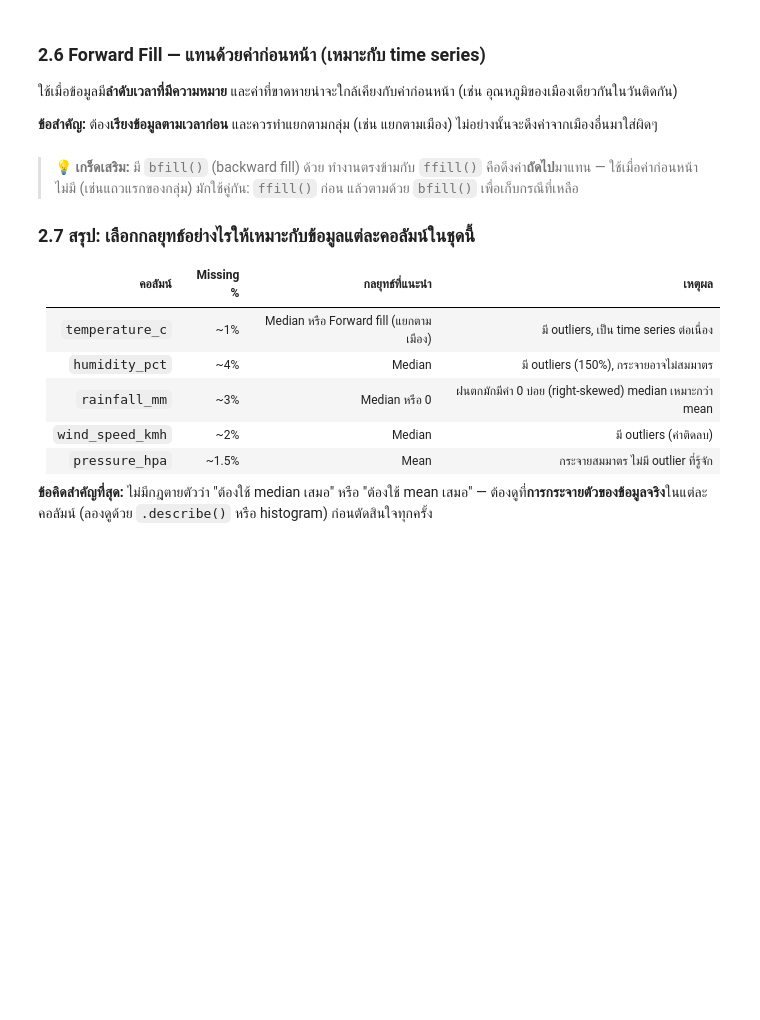
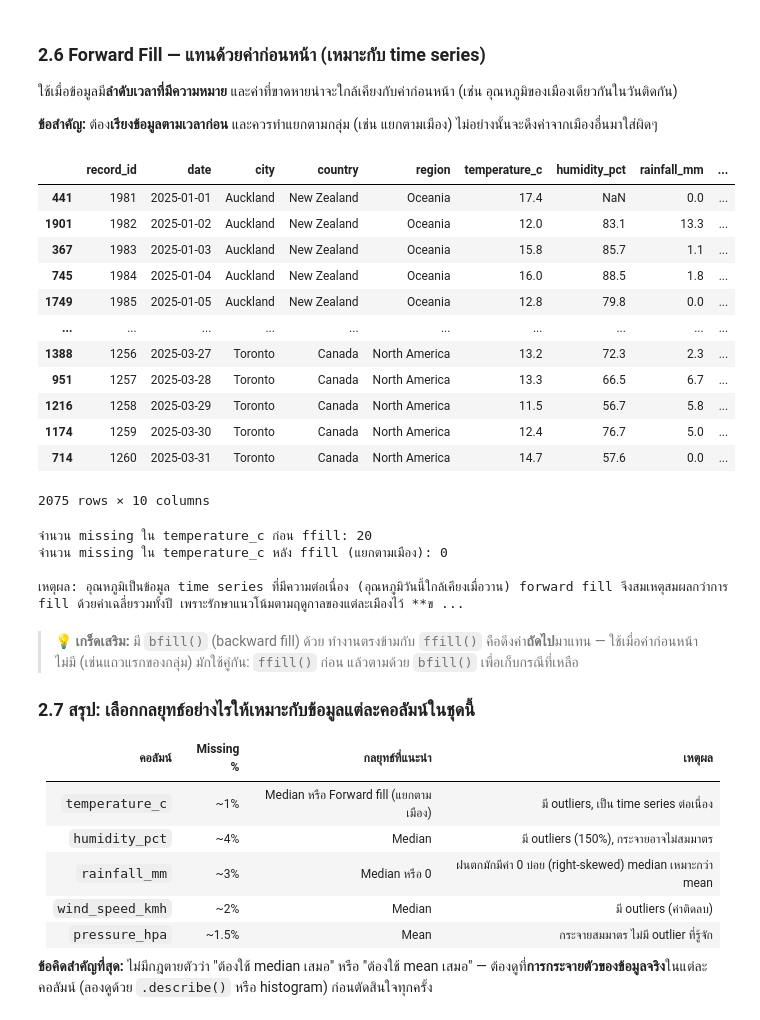
Before and after one commit to kanokrada-dot/SC-612-104-Essential-Data-Science, a Jupyter notebook: SC612104_Data_Cleaning.ipynb, the cells around one changed output. Cells and saved outputs as stored; diff of their text form; code cells hidden in the pictures; blank space fills up the shorter version.

```diff
--- a/SC612104_Data_Cleaning.ipynb
+++ b/SC612104_Data_Cleaning.ipynb
@@ -261,11 +418,26 @@ print(f"\nเหตุผล: region เป็นข้อมูลเชิง
 ใช้เมื่อข้อมูลมี**ลำดับเวลาที่มีความหมาย** และค่าที่ขาดหายน่าจะใกล้เคียงกับค่าก่อนหน้า (เช่น อุณหภูมิของเมืองเดียวกันในวันติดกัน)
 
 **ข้อสำคัญ:** ต้อง**เรียงข้อมูลตามเวลาก่อน** และควรทำแยกตามกลุ่ม (เช่น แยกตามเมือง) ไม่อย่างนั้นจะดึงค่าจากเมืองอื่นมาใส่ผิดๆ
+# %%
+# ตัวอย่าง: forward fill อุณหภูมิ แยกตามเมือง (สำคัญมาก! ต้องแยกกลุ่มก่อน fill)
+df_ffill = df.copy()
+df_ffill = df_ffill.sort_values(["city", "date"])   # เรียงตามเมืองและวันที่ก่อนเสมอ
+df_ffill
+# %% [output]
+|  | record_id | date | city | country | region | temperature_c | humidity_pct | rainfall_mm | ... |
+| 441 | 1981 | 2025-01-01 | Auckland | New Zealand | Oceania | 17.4 | NaN | 0.0 | ... |
+| 1901 | 1982 | 2025-01-02 | Auckland | New Zealand | Oceania | 12.0 | 83.1 | 13.3 | ... |
+| 367 | 1983 | 2025-01-03 | Auckland | New Zealand | Oceania | 15.8 | 85.7 | 1.1 | ... |
+| 745 | 1984 | 2025-01-04 | Auckland | New Zealand | Oceania | 16.0 | 88.5 | 1.8 | ... |
+| 1749 | 1985 | 2025-01-05 | Auckland | New Zealand | Oceania | 12.8 | 79.8 | 0.0 | ... |
+| ... | ... | ... | ... | ... | ... | ... | ... | ... | ... |
+| 1388 | 1256 | 2025-03-27 | Toronto | Canada | North America | 13.2 | 72.3 | 2.3 | ... |
+| 951 | 1257 | 2025-03-28 | Toronto | Canada | North America | 13.3 | 66.5 | 6.7 | ... |
+| 1216 | 1258 | 2025-03-29 | Toronto | Canada | North America | 11.5 | 56.7 | 5.8 | ... |
+| 1174 | 1259 | 2025-03-30 | Toronto | Canada | North America | 12.4 | 76.7 | 5.0 | ... |
+| 714 | 1260 | 2025-03-31 | Toronto | Canada | North America | 14.7 | 57.6 | 0.0 | ... |
+2075 rows × 10 columns
 # %%
-# ตัวอย่าง: forward fill อุณหภูมิ แยกตามเมือง (สำคัญมาก! ต้องแยกกลุ่มก่อน fill)
-df_ffill = df.copy()
-df_ffill = df_ffill.sort_values(["city", "date"])   # เรียงตามเมืองและวันที่ก่อนเสมอ
-
 # ffill() ภายในแต่ละกลุ่มเมือง (ใช้ groupby + ffill ร่วมกัน)
 df_ffill["temperature_c"] = df_ffill.groupby("city")["temperature_c"].ffill()
 
@@ -275,6 +447,11 @@ print("จำนวน missing ใน temperature_c หลัง ffill (แย
 print(f"\nเหตุผล: อุณหภูมิเป็นข้อมูล time series ที่มีความต่อเนื่อง (อุณหภูมิวันนี้ใกล้เคียงเมื่อวาน) "
       f"forward fill จึงสมเหตุสมผลกว่าการ fill ด้วยค่าเฉลี่ยรวมทั้งปี เพราะรักษาแนวโน้มตามฤดูกาลของแต่ละเมืองไว้ "
       f"**ข้อควรระวัง:** ถ้าแถวแรกของกลุ่มเป็น missing เลย ffill จะยังเหลือ NaN อยู่ (ไม่มีค่าก่อนหน้าให้ดึงมาใช้)")
+# %% [output]
+จำนวน missing ใน temperature_c ก่อน ffill: 20
+จำนวน missing ใน temperature_c หลัง ffill (แยกตามเมือง): 0
+
+เหตุผล: อุณหภูมิเป็นข้อมูล time series ที่มีความต่อเนื่อง (อุณหภูมิวันนี้ใกล้เคียงเมื่อวาน) forward fill จึงสมเหตุสมผลกว่าการ fill ด้วยค่าเฉลี่ยรวมทั้งปี เพราะรักษาแนวโน้มตามฤดูกาลของแต่ละเมืองไว้ **ข ...
 # %% [markdown]
 > 💡 **เกร็ดเสริม:** มี `bfill()` (backward fill) ด้วย ทำงานตรงข้ามกับ `ffill()` คือดึงค่า**ถัดไป**มาแทน — ใช้เมื่อค่าก่อนหน้าไม่มี (เช่นแถวแรกของกลุ่ม) มักใช้คู่กัน: `ffill()` ก่อน แล้วตามด้วย `bfill()` เพื่อเก็บกรณีที่เหลือ
 
```
Also changed, not shown: parts of 20 cells of this notebook.
